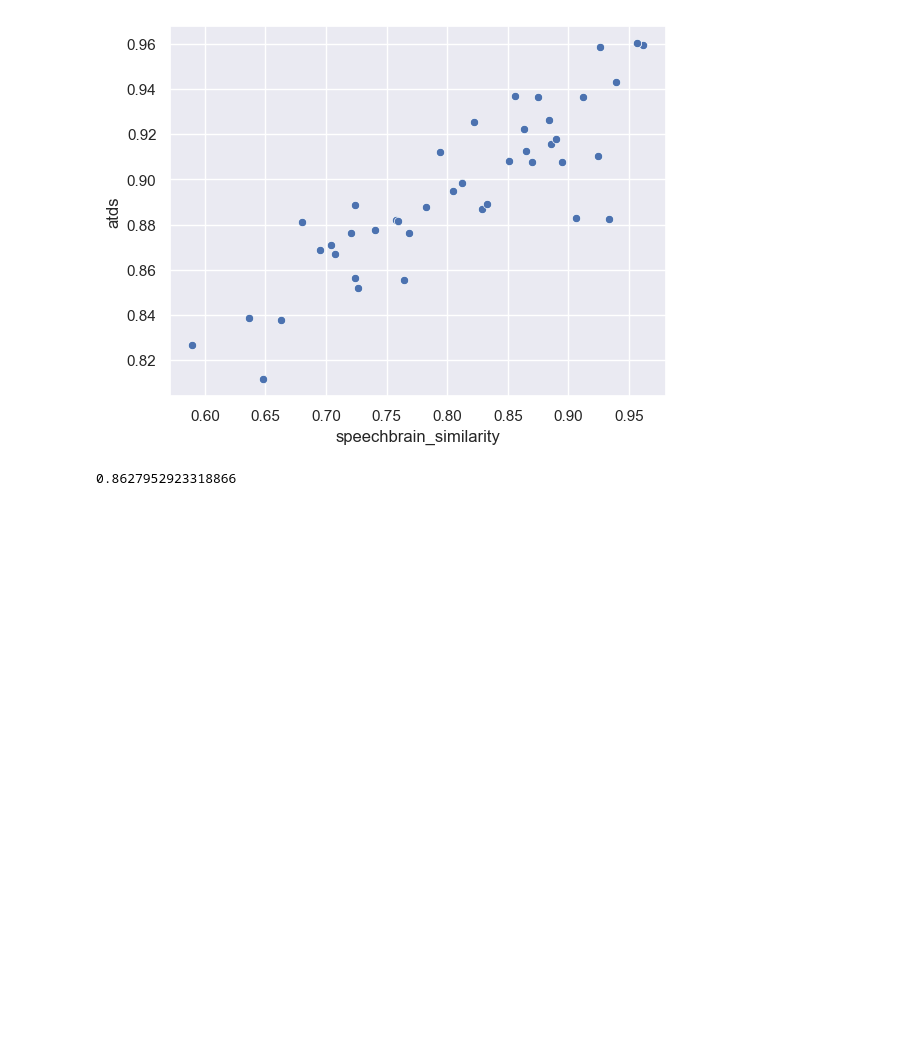
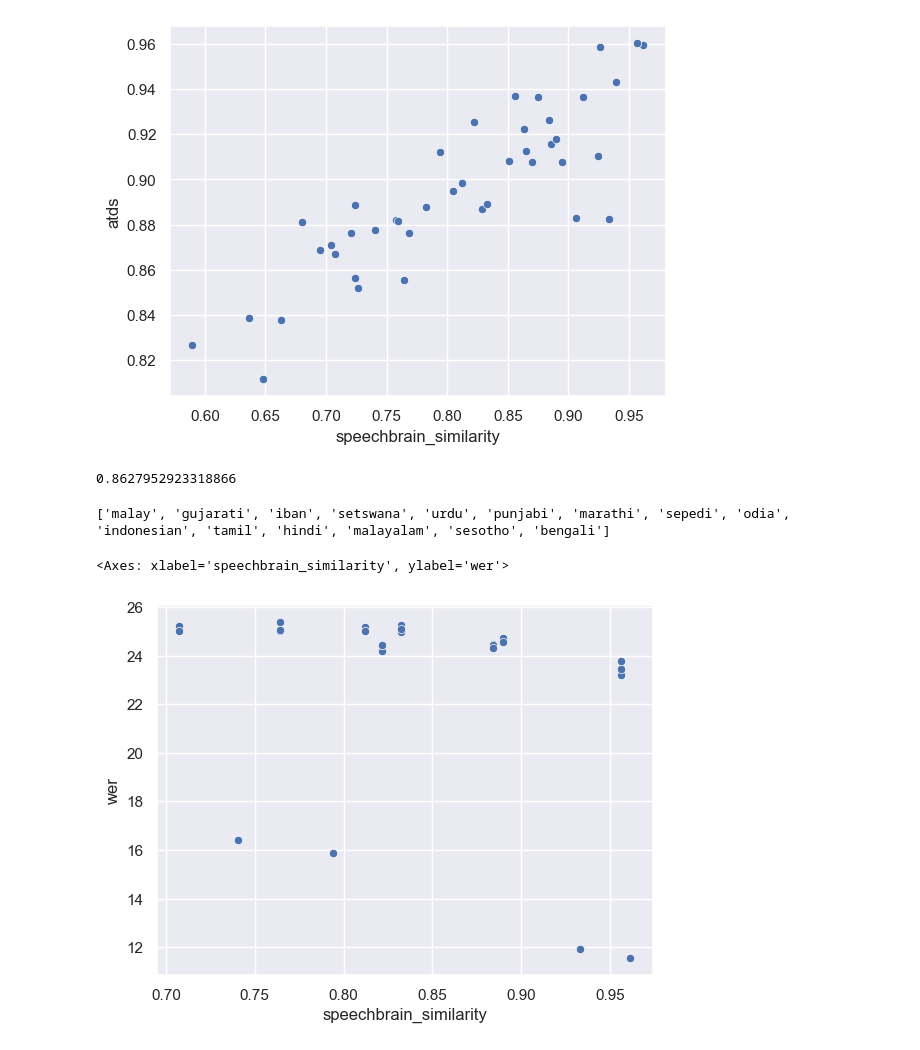
Before and after one commit to oadams/lang_dist_analysis, a Jupyter notebook: analysis.ipynb, the cells around one changed output. Drawn from its saved outputs; the diff is of its cells as text; code cells hidden in the pictures; blank space fills up the shorter version.

```diff
--- a/analysis.ipynb
+++ b/analysis.ipynb
@@ -306,3 +306,12 @@ r = scipy.stats.pearsonr(x=df.speechbrain_similarity, y=df.atds)[0]
 r
 # %% [output]
 0.8627952923318866
+# %%
+df = similarity.wer_sim_correlation()
+# %% [output]
+['malay', 'gujarati', 'iban', 'setswana', 'urdu', 'punjabi', 'marathi', 'sepedi', 'odia', 'indonesian', 'tamil', 'hindi', 'malayalam', 'sesotho', 'bengali']
+# %%
+sns.scatterplot(data=df, x='speechbrain_similarity', y='wer')
+# %% [output]
+<Axes: xlabel='speechbrain_similarity', ylabel='wer'>
+[figure, added]
```
Also changed, not shown: parts of 8 cells of this notebook, 1 other file.
